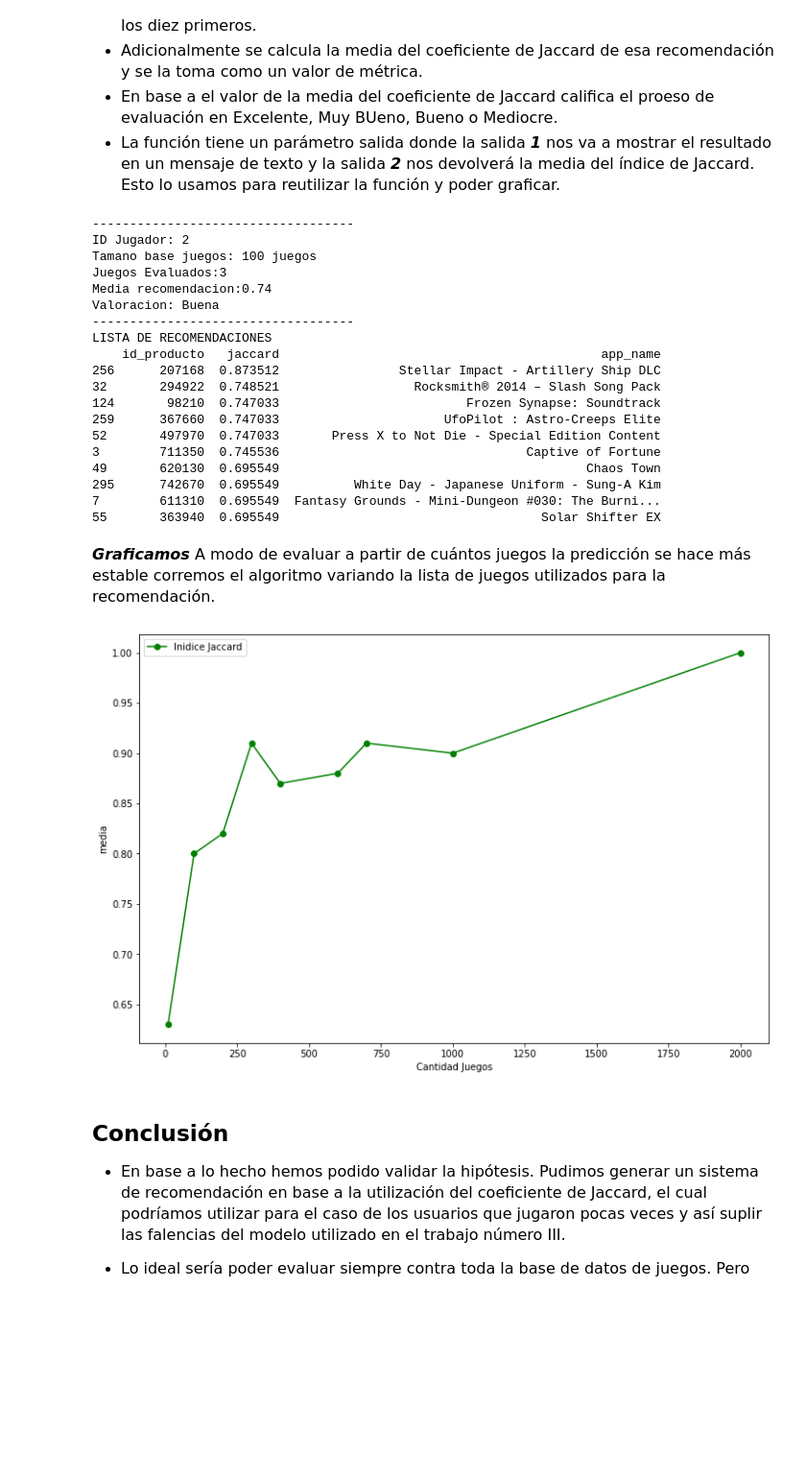
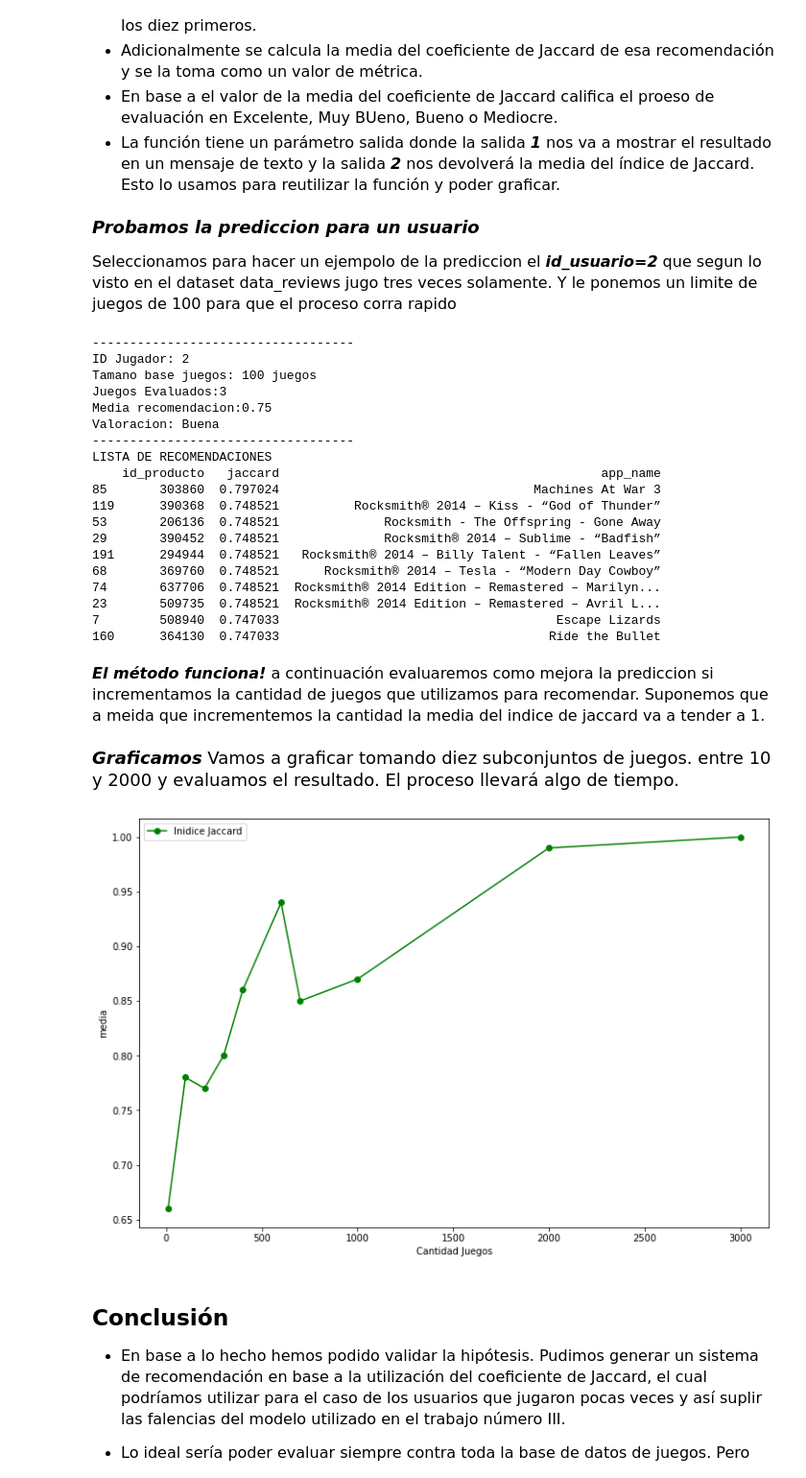
Before and after one commit to dgiacone/acamicaProyecto4, a Jupyter notebook: proyecto4.ipynb, the cells around one changed output. Shown: that part at 96% size. Drawn from its saved outputs; the diff is of its cells as text; code cells hidden in the pictures; blank space fills up the shorter version.

```diff
--- a/proyecto4.ipynb
+++ b/proyecto4.ipynb
@@ -241,45 +241,53 @@ def valora(valor):
                     if valor > 0.4:
                             valoracion='Mediocre'
     return valoracion
+# %% [markdown]
+<font size=4>***Probamos la prediccion para un usuario***
+
+<font size=3> Seleccionamos para hacer un ejempolo de la prediccion el ***id_usuario=2*** que segun lo visto en el dataset data_reviews jugo tres veces solamente. Y le ponemos un limite de juegos de 100 para que el proceso corra rapido
 # %%
-recomienda(2,100,1)
+user_id=2
+limite_juegos=100
+recomienda(user_id,limite_juegos,1)
 # %% [output]
 -----------------------------------
 ID Jugador: 2
 Tamano base juegos: 100 juegos
 Juegos Evaluados:3
-Media recomendacion:0.74
+Media recomendacion:0.75
 Valoracion: Buena
 -----------------------------------
 LISTA DE RECOMENDACIONES
     id_producto   jaccard                                           app_name
-256      207168  0.873512                Stellar Impact - Artillery Ship DLC
-32       294922  0.748521                  Rocksmith® 2014 – Slash Song Pack
-124       98210  0.747033                         Frozen Synapse: Soundtrack
-259      367660  0.747033                      UfoPilot : Astro-Creeps Elite
-52       497970  0.747033       Press X to Not Die - Special Edition Content
-3        711350  0.745536                                 Captive of Fortune
-49       620130  0.695549                                         Chaos Town
-295      742670  0.695549          White Day - Japanese Uniform - Sung-A Kim
-7        611310  0.695549  Fantasy Grounds - Mini-Dungeon #030: The Burni...
-55       363940  0.695549                                   Solar Shifter EX
+85       303860  0.797024                                  Machines At War 3
+119      390368  0.748521          Rocksmith® 2014 – Kiss - “God of Thunder”
+53       206136  0.748521              Rocksmith - The Offspring - Gone Away
+29       390452  0.748521              Rocksmith® 2014 – Sublime - “Badfish”
+191      294944  0.748521   Rocksmith® 2014 – Billy Talent - “Fallen Leaves”
+68       369760  0.748521      Rocksmith® 2014 – Tesla - “Modern Day Cowboy”
+74       637706  0.748521  Rocksmith® 2014 Edition – Remastered – Marilyn...
+23       509735  0.748521  Rocksmith® 2014 Edition – Remastered – Avril L...
+7        508940  0.747033                                     Escape Lizards
+160      364130  0.747033                                    Ride the Bullet
-# %% [markdown]
-<font size="3">***Graficamos*** A modo de evaluar a partir de cuántos juegos la  predicción se hace más estable corremos el algoritmo variando la lista de juegos utilizados para la recomendación.
+# %% [markdown]
+<font size=3>***El método funciona!*** a continuación evaluaremos como mejora la prediccion si incrementamos la cantidad de juegos que utilizamos para recomendar. Suponemos que a meida que incrementemos la cantidad la media del indice de jaccard va a tender a 1.
+# %% [markdown]
+<font size=4>***Graficamos*** Vamos a graficar tomando diez subconjuntos de juegos. entre 10 y 2000 y evaluamos el resultado. El proceso llevará algo de tiempo.
 # %%
-valores=[10,100,200,300,400,600,700,1000,2000]
+valores=[10,100,200,300,400,600,700,1000,2000,3000]
 res=[]
 val=[]
 for valor in valores:
     res.append(recomienda(2,valor,2))
     val.append(valor)
 plt.figure(figsize=(12,8))
 plt.plot(val, res, 'o-', color="g",label="Inidice Jaccard")
 plt.legend()
 plt.ylabel('media')
 plt.xlabel('Cantidad Juegos')
 plt.show()
 # %% [output]
-[figure, old version]
+[figure, new version]
 # %% [markdown]
 ## Conclusión
 
```
Also changed, not shown: parts of 4 cells of this notebook.
